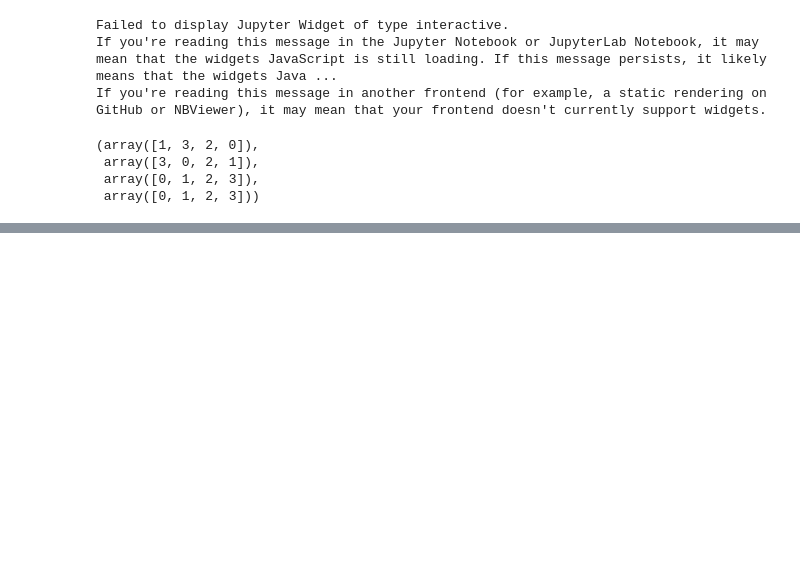
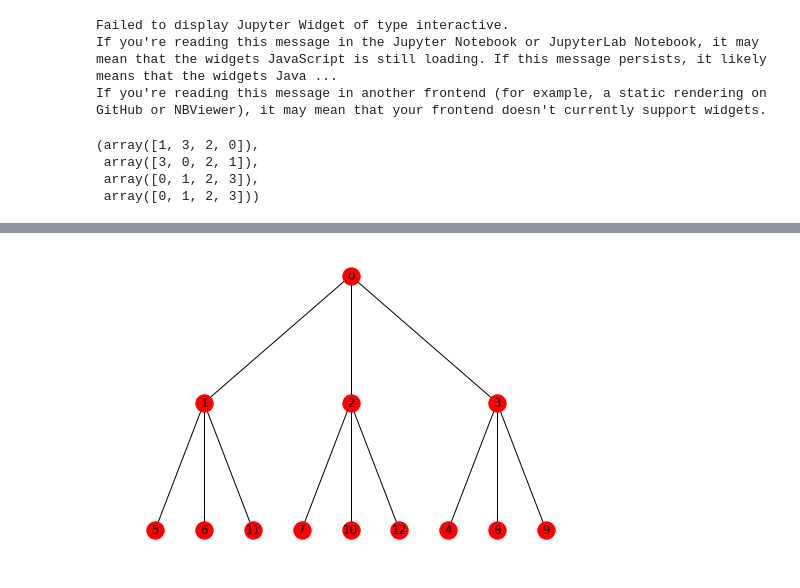
Before and after one commit to aleveren/ucsd-research, a Jupyter notebook: simple-hier-topic-model/topic_cooccurrence.ipynb, the cells around one changed output, grey strips where cells are left out. Cells and saved outputs as stored; diff of their text form; code cells hidden in the pictures; blank space fills up the shorter version.

```diff
--- a/simple-hier-topic-model/topic_cooccurrence.ipynb
+++ b/simple-hier-topic-model/topic_cooccurrence.ipynb
@@ -664,0 +442,5 @@ a, b, a[b], b[a]
+# %%
+ttt = extract_tree(zzz, branching_factors=[3,3])
+nx.draw(ttt, pos=bfs_layout(ttt, sources=[ttt.graph["root"]]), with_labels=True)
+# %% [output]
+[figure, added]
```
Also changed, not shown: parts of 51 cells of this notebook.
